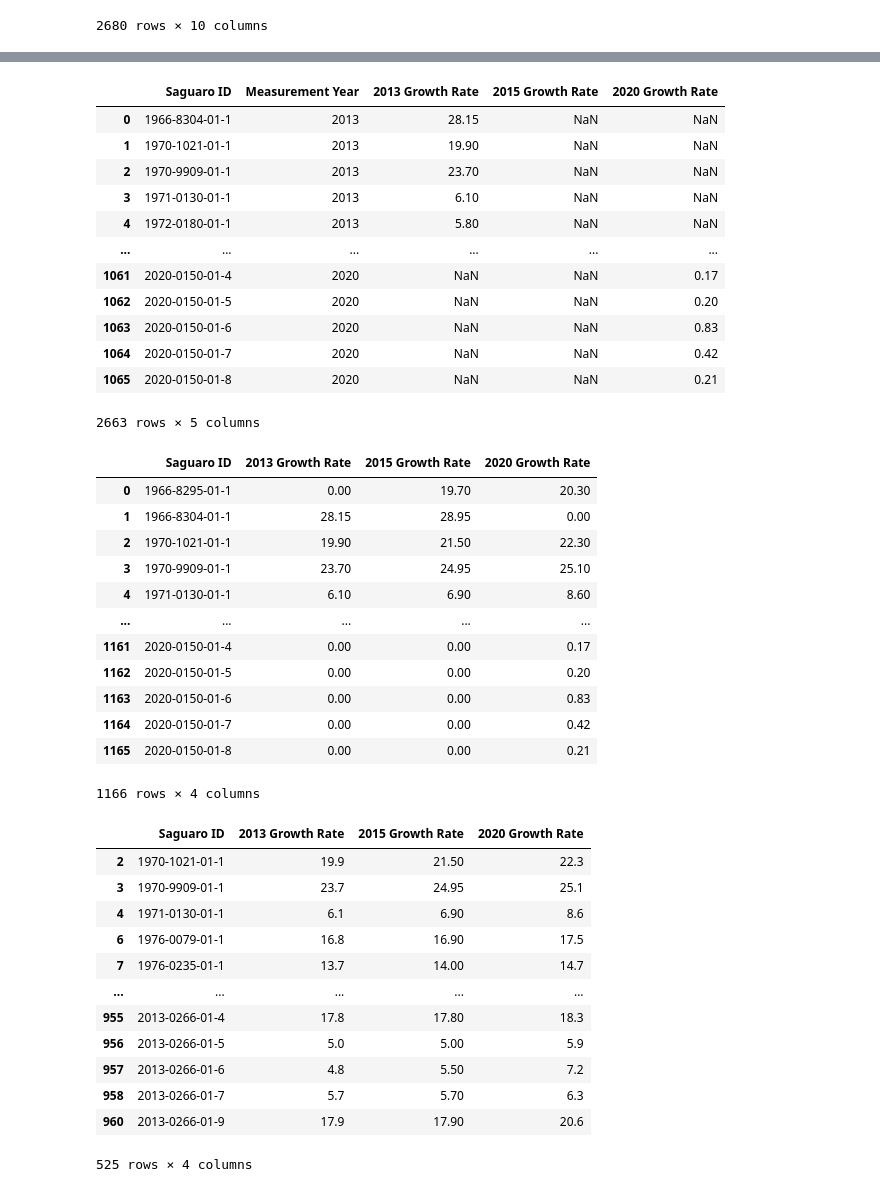
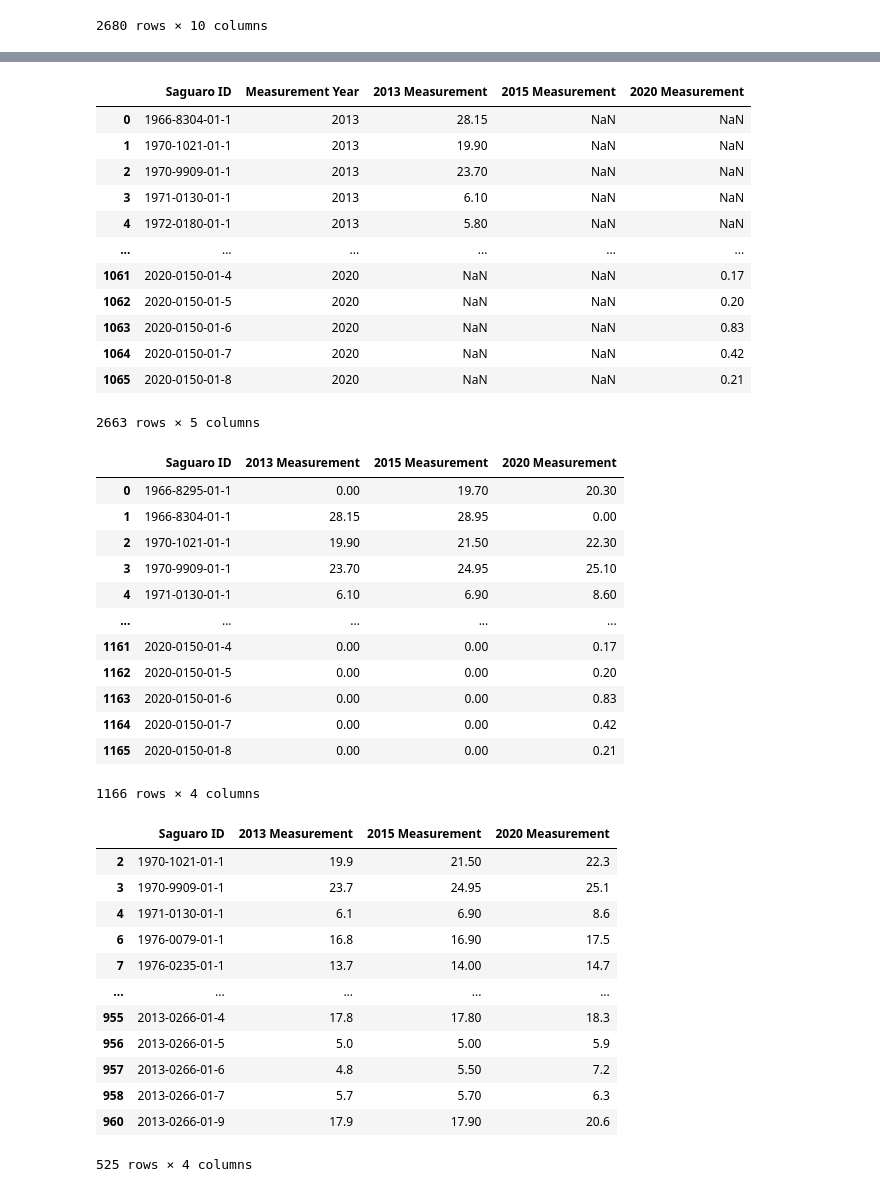
Before and after one commit to mfahey312/SaguaroProject, a Jupyter notebook: Steven/Cleaning_Data.ipynb, the cells around one changed output, grey strips where cells are left out. Cells and saved outputs as stored; diff of their text form; code cells hidden in the pictures.

```diff
--- a/Steven/Cleaning_Data.ipynb
+++ b/Steven/Cleaning_Data.ipynb
@@ -213,11 +213,11 @@ growth_2015 = meas_df.loc[meas_df['Measurement Year'] == "2015",'Units in Feet']
 
 growth_2020 = meas_df.loc[meas_df['Measurement Year'] == "2020",'Units in Feet']
 
-meas_df['2013 Growth Rate'] = growth_2013
+meas_df['2013 Measurement'] = growth_2013
 
-meas_df['2015 Growth Rate'] = growth_2015
+meas_df['2015 Measurement'] = growth_2015
 
-meas_df['2020 Growth Rate'] = growth_2020
+meas_df['2020 Measurement'] = growth_2020
 
 meas_df = pd.DataFrame(meas_df)
 
@@ -280,7 +280,7 @@ filt_dup1 = filter_year[filter_year['Measurement Year'].isin(dup_list1)]
 
 filt_dup1.sort_values('Saguaro ID',ascending=False)
 
-filt_dup1_group = filt_dup1.groupby(['Saguaro ID','Measurement Year']).last()['2013 Growth Measurement']
+filt_dup1_group = filt_dup1.groupby(['Saguaro ID','Measurement Year']).last()['2013 Measurement']
 
 filt_dup1_group = filt_dup1_group.reset_index()
 
@@ -308,7 +308,7 @@ filt_dup2 = filter_year[filter_year['Measurement Year'].isin(dup_list2)]
 
 filt_dup2.sort_values('Saguaro ID',ascending=False)
 
-filt_dup2_group = filt_dup2.groupby(['Saguaro ID','Measurement Year']).last()['2015 Growth Measurement']
+filt_dup2_group = filt_dup2.groupby(['Saguaro ID','Measurement Year']).last()['2015 Measurement']
 
 filt_dup2_group = filt_dup2_group.reset_index()
 
@@ -336,7 +336,7 @@ filt_dup3 = filter_year[filter_year['Measurement Year'].isin(dup_list3)]
 
 filt_dup3.sort_values('Saguaro ID',ascending=False)
 
-filt_dup3_group = filt_dup3.groupby(['Saguaro ID','Measurement Year']).last()['2020 Growth Measurement']
+filt_dup3_group = filt_dup3.groupby(['Saguaro ID','Measurement Year']).last()['2020 Measurement']
 
 filt_dup3_group = filt_dup3_group.reset_index()
 
@@ -367,7 +367,7 @@ clean_frame = pd.concat(clean_list)
 
 clean_frame
 # %% [output]
-|  | Saguaro ID | Measurement Year | 2013 Growth Rate | 2015 Growth Rate | 2020 Growth Rate |
+|  | Saguaro ID | Measurement Year | 2013 Measurement | 2015 Measurement | 2020 Measurement |
 | 0 | 1966-8304-01-1 | 2013 | 28.15 | NaN | NaN |
 | 1 | 1970-1021-01-1 | 2013 | 19.90 | NaN | NaN |
 | 2 | 1970-9909-01-1 | 2013 | 23.70 | NaN | NaN |
@@ -392,7 +392,7 @@ clean_group_df = pd.DataFrame(clean_group)
 
 clean_group_df
 # %% [output]
-|  | Saguaro ID | 2013 Growth Rate | 2015 Growth Rate | 2020 Growth Rate |
+|  | Saguaro ID | 2013 Measurement | 2015 Measurement | 2020 Measurement |
 | 0 | 1966-8295-01-1 | 0.00 | 19.70 | 20.30 |
 | 1 | 1966-8304-01-1 | 28.15 | 28.95 | 0.00 |
 | 2 | 1970-1021-01-1 | 19.90 | 21.50 | 22.30 |
@@ -406,13 +406,13 @@ clean_group_df
 | 1165 | 2020-0150-01-8 | 0.00 | 0.00 | 0.21 |
 1166 rows × 4 columns
 # %%
-clean_group_df1 = clean_group_df[(clean_group_df['2013 Growth Rate'] != 0) & (clean_group_df['2015 Growth Rate'] != 0) & (clean_group['2020 Growth Rate'] !=0)]
+clean_group_df1 = clean_group_df[(clean_group_df['2013 Measurement'] != 0) & (clean_group_df['2015 Measurement'] != 0) & (clean_group['2020 Measurement'] !=0)]
 
 clean_group_df1 = pd.DataFrame(clean_group_df1)
 
 clean_group_df1
 # %% [output]
-|  | Saguaro ID | 2013 Growth Rate | 2015 Growth Rate | 2020 Growth Rate |
+|  | Saguaro ID | 2013 Measurement | 2015 Measurement | 2020 Measurement |
 | 2 | 1970-1021-01-1 | 19.9 | 21.50 | 22.3 |
 | 3 | 1970-9909-01-1 | 23.7 | 24.95 | 25.1 |
 | 4 | 1971-0130-01-1 | 6.1 | 6.90 | 8.6 |
```
Also changed, not shown: parts of 6 cells of this notebook.
